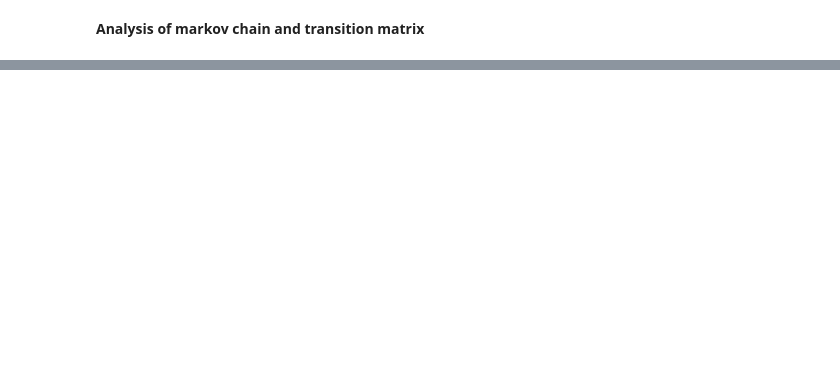
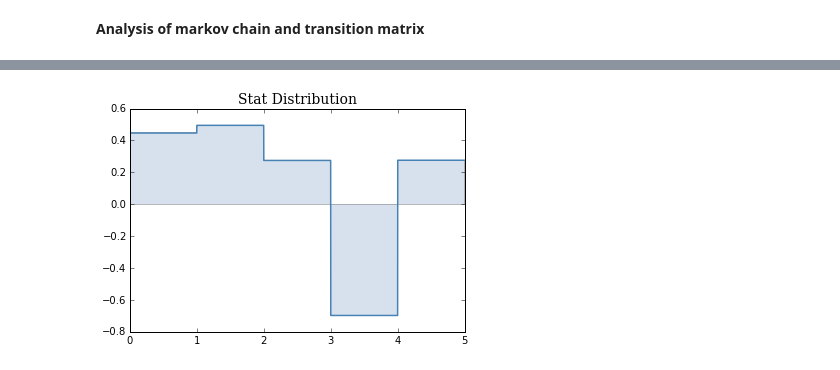
Before and after one commit to rickwg/spmcmm, a Jupyter notebook: demo/pipeline_test2.ipynb, the cells around one changed output, grey strips where cells are left out. Drawn from its saved outputs; the diff is of its cells as text; code cells hidden in the pictures; blank space fills up the shorter version.

```diff
--- a/demo/pipeline_test2.ipynb
+++ b/demo/pipeline_test2.ipynb
@@ -50,0 +86,42 @@ mcmm_ana = ana.MarkovModel(trans_mat)
+# %%
+import matplotlib.font_manager as fm
+
+# Plotting stuff
+colors =    [['lightsteelblue', 'steelblue'], ['palegoldenrod', 'gold'], \
+            ['lightgreen', 'mediumseagreen'], ['pink', 'palevioletred'], \
+            ['silver','gray'], ['bisque', 'darksalmon'], ['thistle','mediumorchid'], ['paleturquoise', 'mediumturquoise']]
+colors = colors*100
+
+font = fm.FontProperties(size=14)
+font.set_family('serif')
+font.set_weight('light')
+# End plotting stuff
+
+mm.statDistribution()
+
+def plotStatDist(statDist):
+    bins = 1000                     # number of bins
+    x = np.arange(0,len(statDist), 1./bins)     # x axis (arbitrary unit)
+
+    f, ax = plt.subplots(1)
+
+    # add space between subplots
+    f.subplots_adjust(hspace=.5)
+
+    ax.set_title('Stat Distribution', fontproperties = font)
+
+    minXLim = 0
+    maxXLim = 1.
+    minYLim = np.min(statDist)-0.2*abs(np.min(statDist))
+    maxYLim = np.max(statDist)*1.2
+    # duplicate each value bins times
+    y = [v for v in statDist for _ in range(bins)]
+
+    ax.fill_between(x,0,y, facecolor=colors[0][0], alpha=0.5,linewidth=0.5)
+    ax.plot(x,y,linewidth=1.5, color=colors[0][1])
+
+    plt.show()
+
+plotStatDist(mm.statDist)
+# %% [output]
+[figure, added]
```
Also changed, not shown: parts of 11 cells of this notebook.
